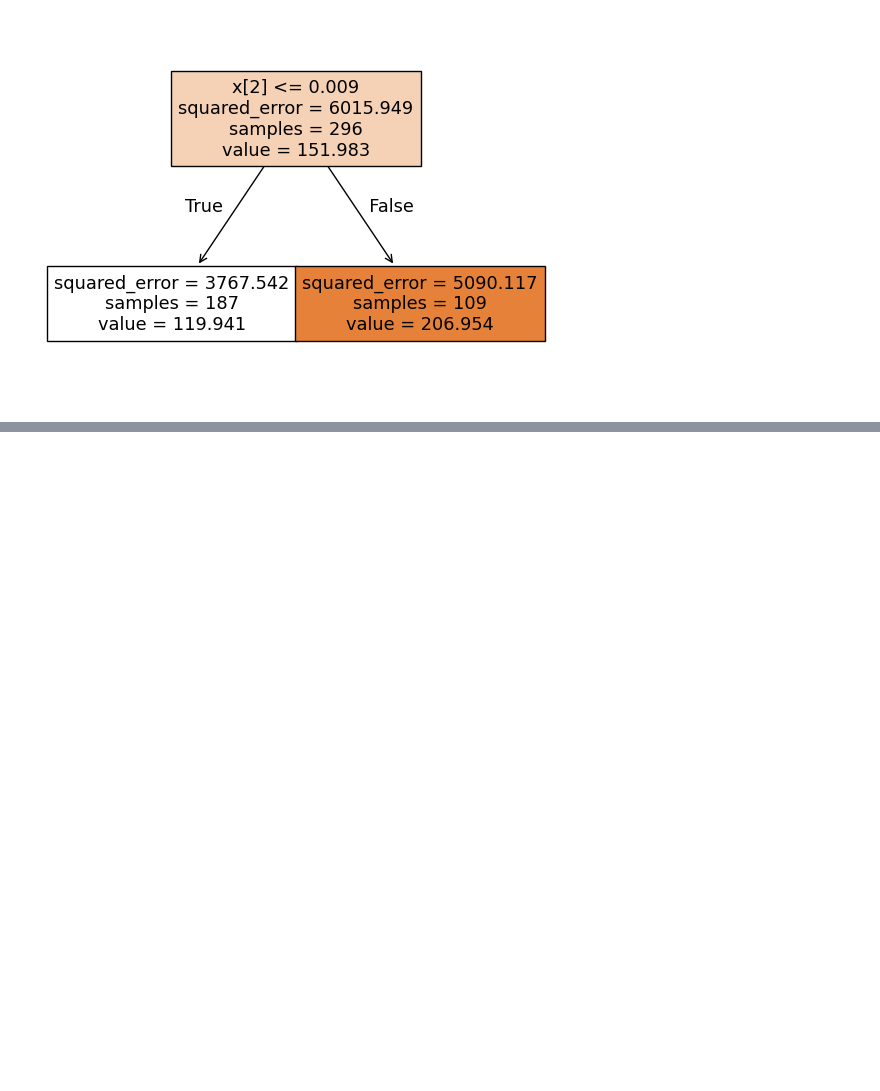
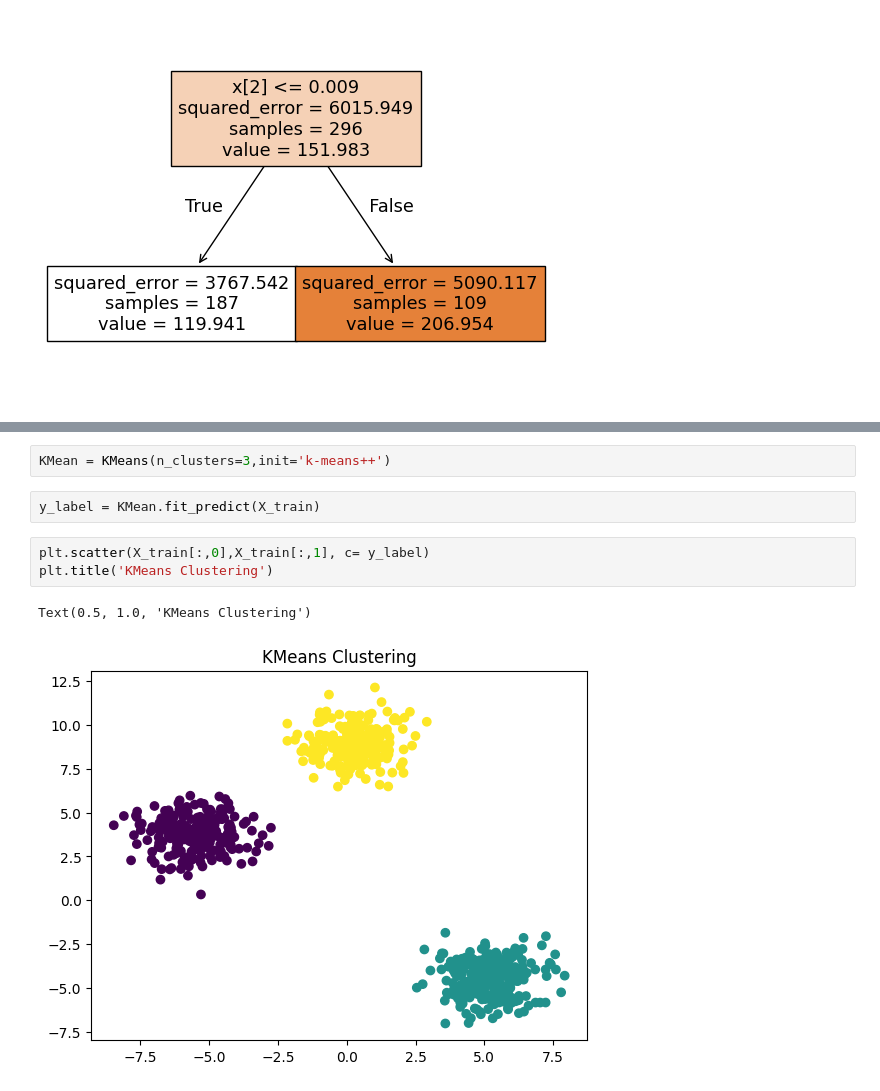
Before and after one commit to r3d-slayer/ML_Algos_Implementation, a Jupyter notebook: ML Practical Implementation/ML_practical_implementation.ipynb, the cells around one changed output, grey strips where cells are left out. Cells and saved outputs as stored; diff of their text form; blank space fills up the shorter version.

```diff
--- a/ML Practical Implementation/ML_practical_implementation.ipynb
+++ b/ML Practical Implementation/ML_practical_implementation.ipynb
@@ -449,0 +490,10 @@ plot_tree(best_tree,filled=True)
+# %%
+KMean = KMeans(n_clusters=3,init='k-means++')
+# %%
+y_label = KMean.fit_predict(X_train)
+# %%
+plt.scatter(X_train[:,0],X_train[:,1], c= y_label)
+plt.title('KMeans Clustering')
+# %% [output]
+Text(0.5, 1.0, 'KMeans Clustering')
+[figure, added]
```
Also changed, not shown: parts of 51 cells of this notebook.
